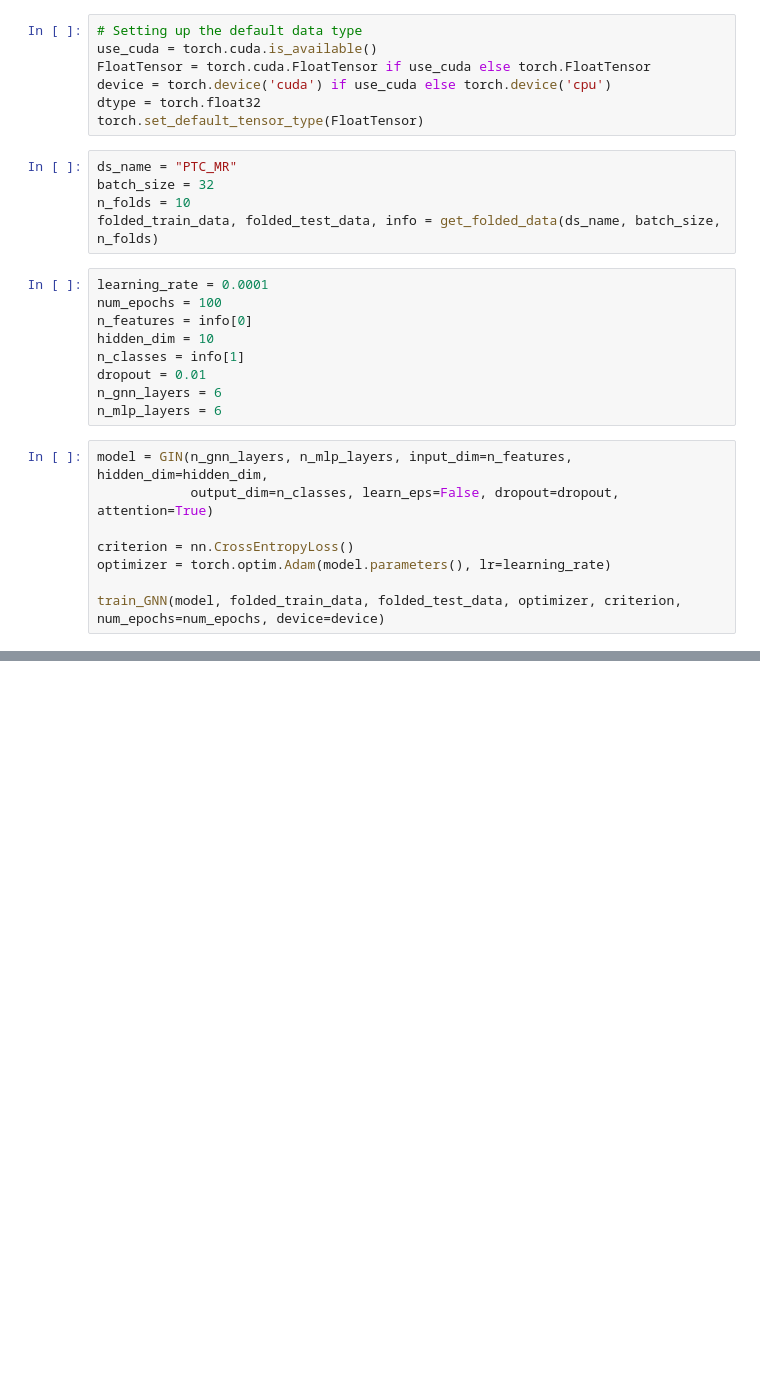
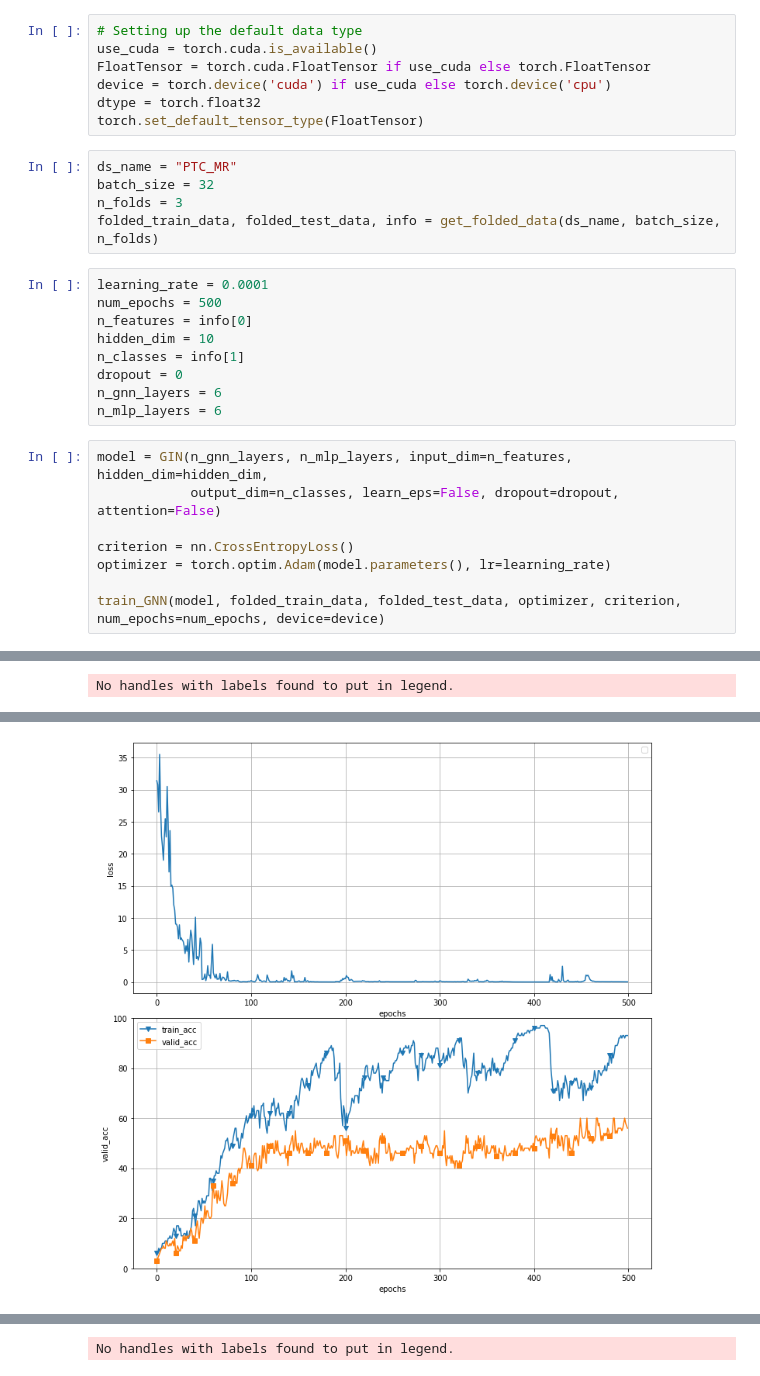
Before and after one commit to theatamna/PFE, a Jupyter notebook: GIN_TEST.ipynb, the cells around one changed output, grey strips where cells are left out. Cells and saved outputs as stored; diff of their text form; blank space fills up the shorter version.

```diff
--- a/GIN_TEST.ipynb
+++ b/GIN_TEST.ipynb
@@ -25,20 +25,20 @@ torch.set_default_tensor_type(FloatTensor)
 # %%
 ds_name = "PTC_MR"
 batch_size = 32
-n_folds = 10
+n_folds = 3
 folded_train_data, folded_test_data, info = get_folded_data(ds_name, batch_size, n_folds)
 # %%
 learning_rate = 0.0001
-num_epochs = 100
+num_epochs = 500
 n_features = info[0]
 hidden_dim = 10
 n_classes = info[1]
-dropout = 0.01
+dropout = 0
 n_gnn_layers = 6
 n_mlp_layers = 6
 # %%
 model = GIN(n_gnn_layers, n_mlp_layers, input_dim=n_features, hidden_dim=hidden_dim,
-            output_dim=n_classes, learn_eps=False, dropout=dropout, attention=True)
+            output_dim=n_classes, learn_eps=False, dropout=dropout, attention=False)
 
 criterion = nn.CrossEntropyLoss()
 optimizer = torch.optim.Adam(model.parameters(), lr=learning_rate)
@@ -64,0 +65 @@ Epoch [1000/1000], Loss: 0.1694, train_acc: 92.0, valid_acc: 92.0
+No handles with labels found to put in legend.
@@ -64,0 +67 @@ Epoch [1000/1000], Loss: 0.1694, train_acc: 92.0, valid_acc: 92.0
+[figure, added]
@@ -64,0 +85 @@ Epoch [1000/1000], Loss: 0.1694, train_acc: 92.0, valid_acc: 92.0
+No handles with labels found to put in legend.
```
Also changed, not shown: parts of 1 cell of this notebook.
